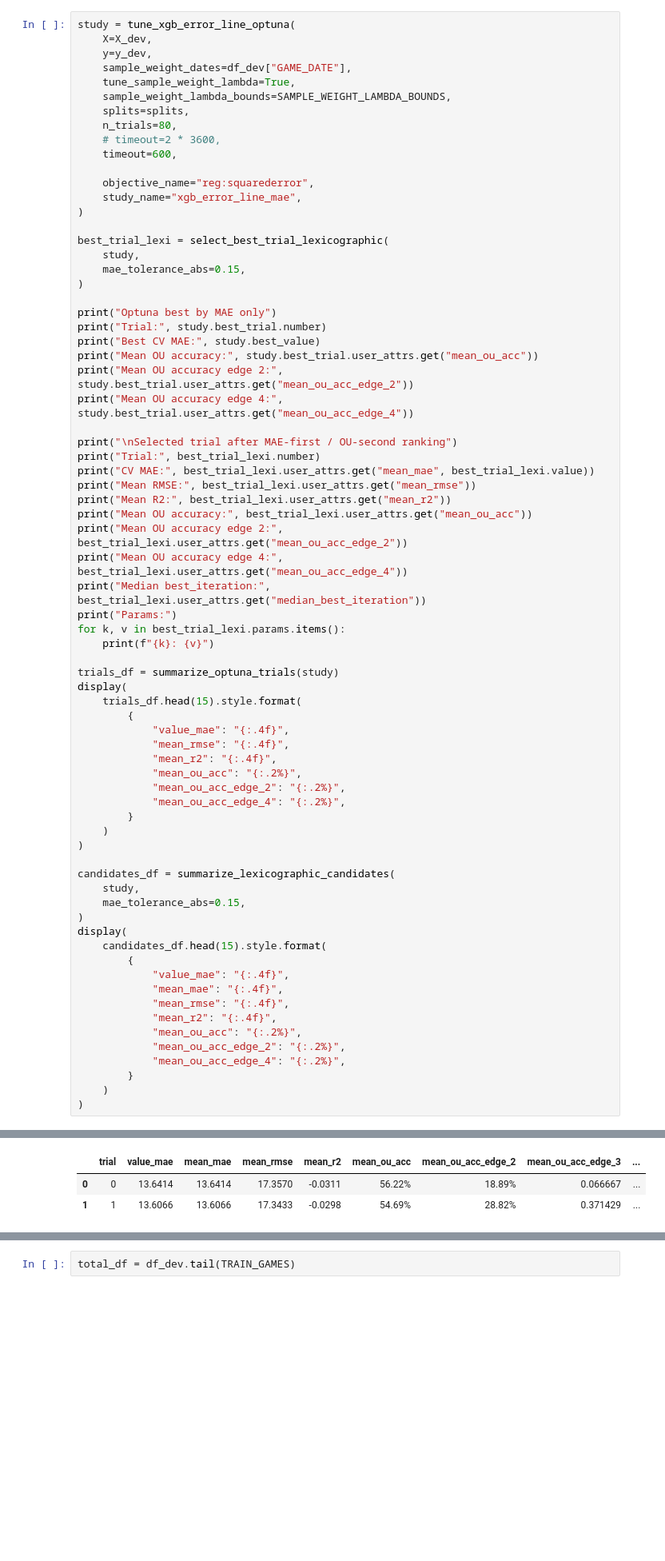
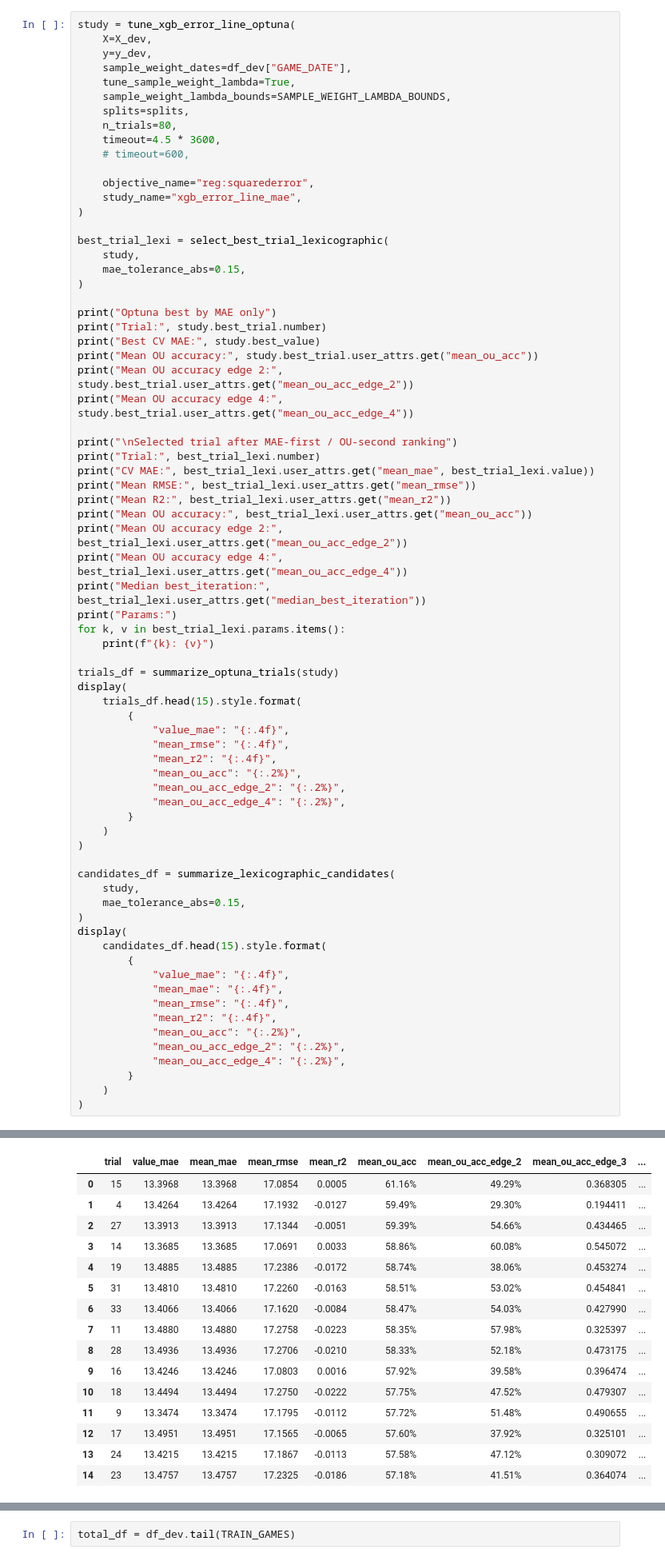
Before and after one commit to aalvarezvarela/NBA_over_under_predictor, a Jupyter notebook: lab/diff_from_line/regressor/5_seasons_tsplit_line_error_prediction.ipynb, the cells around one changed output, grey strips where cells are left out. Shown at 80% size. Cells and saved outputs as stored; diff of their text form; blank space fills up the shorter version.

```diff
--- a/lab/diff_from_line/regressor/5_seasons_tsplit_line_error_prediction.ipynb
+++ b/lab/diff_from_line/regressor/5_seasons_tsplit_line_error_prediction.ipynb
@@ -748,8 +748,8 @@ study = tune_xgb_error_line_optuna(
     sample_weight_lambda_bounds=SAMPLE_WEIGHT_LAMBDA_BOUNDS,
     splits=splits,
     n_trials=80,
-    # timeout=2 * 3600,
-    timeout=600,
+    timeout=4.5 * 3600,
+    # timeout=600,
 
     objective_name="reg:squarederror",
     study_name="xgb_error_line_mae",
@@ -836,6 +849,19 @@ sample_weight_lambda: 0.00013824509574177668
 |  | trial | value_mae | mean_mae | mean_rmse | mean_r2 | mean_ou_acc | mean_ou_acc_edge_2 | mean_ou_acc_edge_3 | ... |
-| 0 | 0 | 13.6414 | 13.6414 | 17.3570 | -0.0311 | 56.22% | 18.89% | 0.066667 | ... |
-| 1 | 1 | 13.6066 | 13.6066 | 17.3433 | -0.0298 | 54.69% | 28.82% | 0.371429 | ... |
+| 0 | 15 | 13.3968 | 13.3968 | 17.0854 | 0.0005 | 61.16% | 49.29% | 0.368305 | ... |
+| 1 | 4 | 13.4264 | 13.4264 | 17.1932 | -0.0127 | 59.49% | 29.30% | 0.194411 | ... |
+| 2 | 27 | 13.3913 | 13.3913 | 17.1344 | -0.0051 | 59.39% | 54.66% | 0.434465 | ... |
+| 3 | 14 | 13.3685 | 13.3685 | 17.0691 | 0.0033 | 58.86% | 60.08% | 0.545072 | ... |
+| 4 | 19 | 13.4885 | 13.4885 | 17.2386 | -0.0172 | 58.74% | 38.06% | 0.453274 | ... |
+| 5 | 31 | 13.4810 | 13.4810 | 17.2260 | -0.0163 | 58.51% | 53.02% | 0.454841 | ... |
+| 6 | 33 | 13.4066 | 13.4066 | 17.1620 | -0.0084 | 58.47% | 54.03% | 0.427990 | ... |
+| 7 | 11 | 13.4880 | 13.4880 | 17.2758 | -0.0223 | 58.35% | 57.98% | 0.325397 | ... |
+| 8 | 28 | 13.4936 | 13.4936 | 17.2706 | -0.0210 | 58.33% | 52.18% | 0.473175 | ... |
+| 9 | 16 | 13.4246 | 13.4246 | 17.0803 | 0.0016 | 57.92% | 39.58% | 0.396474 | ... |
+| 10 | 18 | 13.4494 | 13.4494 | 17.2750 | -0.0222 | 57.75% | 47.52% | 0.479307 | ... |
+| 11 | 9 | 13.3474 | 13.3474 | 17.1795 | -0.0112 | 57.72% | 51.48% | 0.490655 | ... |
+| 12 | 17 | 13.4951 | 13.4951 | 17.1565 | -0.0065 | 57.60% | 37.92% | 0.325101 | ... |
+| 13 | 24 | 13.4215 | 13.4215 | 17.1867 | -0.0113 | 57.58% | 47.12% | 0.309072 | ... |
+| 14 | 23 | 13.4757 | 13.4757 | 17.2325 | -0.0186 | 57.18% | 41.51% | 0.364074 | ... |
 # %%
 def fit_and_predict_optuna_day_by_day(train_df, test_df):
     X_train = train_df.drop(columns=EXCLUDE_COLS, errors="ignore")
```
Also changed, not shown: parts of 15 cells of this notebook, 1 other file.
